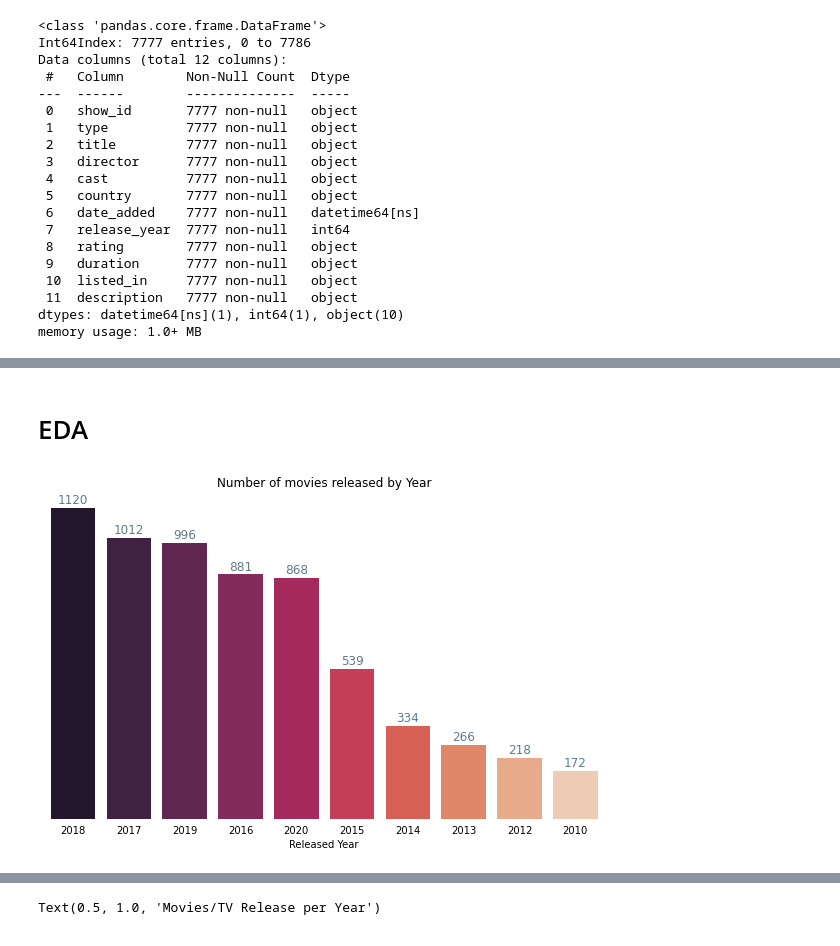
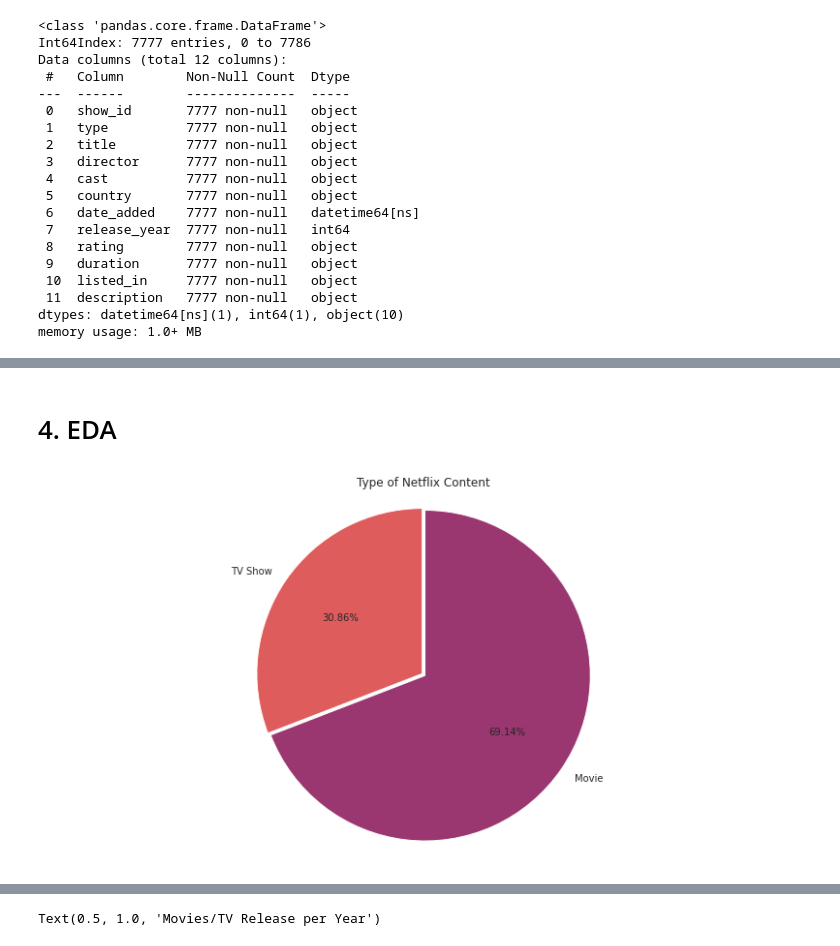
Before and after one commit to anisbagwan/NETFLIX-MOVIES-and-TV-shows-clusteringG, a Jupyter notebook: NETFLIX_MOVIES_AND_TV_SHOWS_CLUSTERING.ipynb, the cells around one changed output, grey strips where cells are left out. Cells and saved outputs as stored; diff of their text form; code cells hidden in the pictures.

```diff
--- a/NETFLIX_MOVIES_AND_TV_SHOWS_CLUSTERING.ipynb
+++ b/NETFLIX_MOVIES_AND_TV_SHOWS_CLUSTERING.ipynb
@@ -256,37 +260,46 @@ df.head(2)
 | 0 | s1 | TV Show | 3% | No data | João Miguel, Bianca Comparato, Mi... | Brazil | 2020 | TV-MA | 4 Seasons | International TV Shows, TV Dramas... | ... |
 | 1 | s2 | Movie | 7:19 | Jorge Michel Grau | Demián Bichir, Héctor Bonilla, Os... | Mexico | 2016 | TV-MA | 93 min | Dramas, International Movies | ... |
 # %% [markdown]
-# EDA
+# 4. EDA
+# %%
+plt.figure(figsize=(14, 7))
+labels=['TV Show', 'Movie']
+plt.pie(df['type'].value_counts().sort_values(),labels=labels,explode=[0.01,0.01],
+        autopct='%1.2f%%',colors=sns.color_palette("flare",2), startangle=90)
+plt.title('Type of Netflix Content')
+plt.axis('equal')
+plt.show()
+# %% [output]
+[figure, added]
 # %%
-# Let's check the total count of each class
-plt.figure(figsize=(10,6))
-plt.grid(b=False,axis='both')
+def countplot_v(x,order,x_label,title):
+  ''' Prints a verticle columns count plot which takes X-axis value, Order, X_label and title of plot'''
+  # Let's check the total count of each class
+  plt.figure(figsize=(10,6))
+  plt.grid(b=False,axis='both')
 
-# Plotting the values in dependent variable
-ax=sns.countplot(x="release_year", data=df,
-              order = df['release_year'].value_counts().index[:10],
-              palette="rocket")
+  # Plotting the values in dependent variable
+  ax=sns.countplot(x=x, data=df,order = order.value_counts().index[:10],
+              palette="flare")
 
-#Anotate the bars with their values
-for bar in ax.patches:
-  ax.annotate(format(bar.get_height()),
-                   (bar.get_x() + bar.get_width() / 2,
-                    bar.get_height()), ha='center', va='center',
-                   size=12,color='#607B8B',
-                   xytext=(0, 8),
-                   textcoords='offset points')
+  #Anotate the bars with their values
+  for bar in ax.patches:
+    ax.annotate(format(bar.get_height()),
+                     (bar.get_x() + bar.get_width() / 2,
+                      bar.get_height()), ha='center', va='center',
+                     size=12,color='#607B8B',
+                     xytext=(0, 8),
+                     textcoords='offset points')
 
-# Removing all ticks and label
-plt.tick_params(top=False, bottom=False, left=False, right=False, labelleft=False, labelbottom=True)
+  # Removing all ticks and label
+  plt.tick_params(top=False, bottom=False, left=False, right=False, labelleft=False, labelbottom=True)
 
-# remove the frame of the chart
-for spine in plt.gca().spines.values():
-    spine.set_visible(False)
+  # remove the frame of the chart
+  for spine in plt.gca().spines.values():
+      spine.set_visible(False)
 
-ax.set(xlabel="Released Year", ylabel = "")
-plt.title('Number of movies released by Year')
+  ax.set(xlabel=x_label, ylabel = "")
+  plt.title(title)
 
 
-plt.show()
+  plt.show()
-# %% [output]
-[figure, removed]
```
Also changed, not shown: parts of 16 cells of this notebook.
